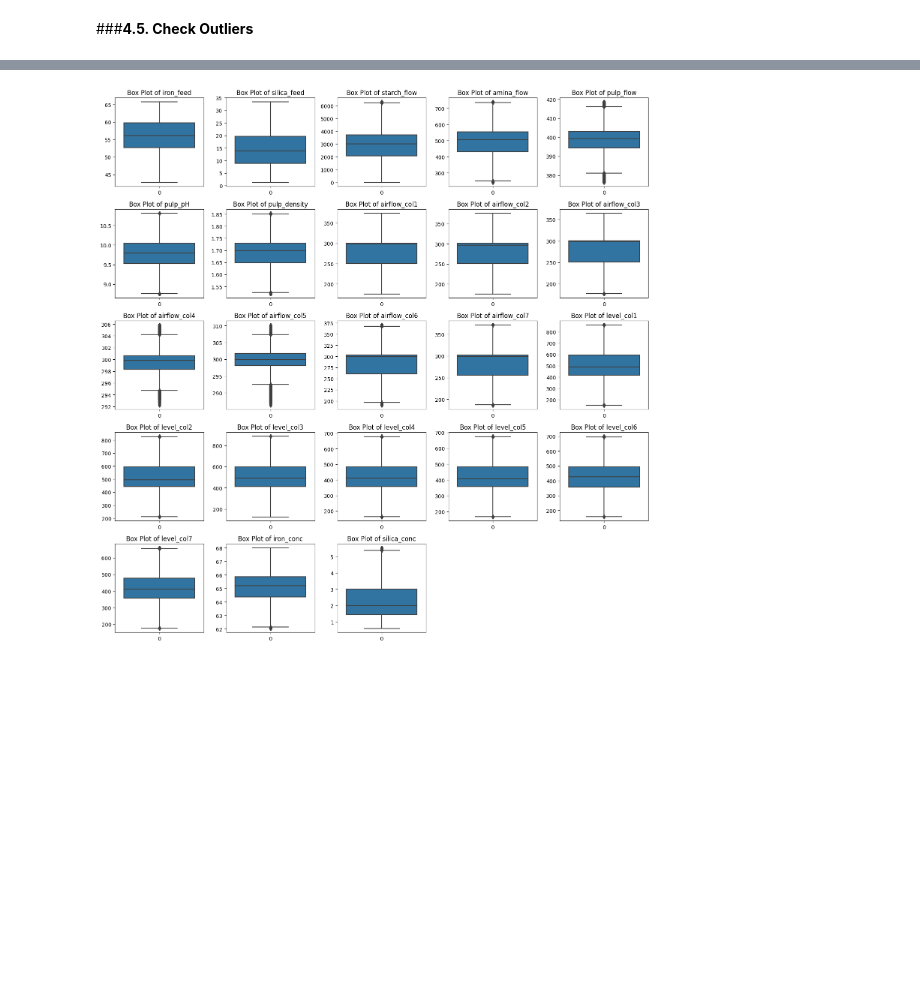
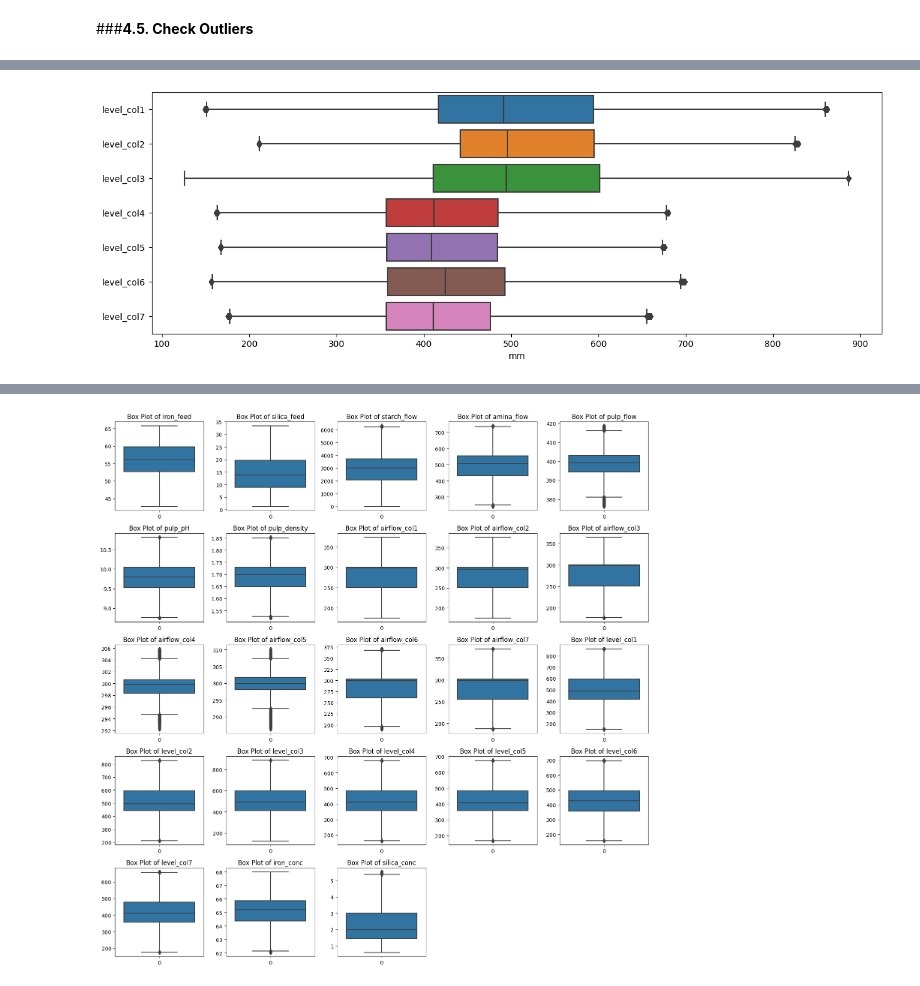
Before and after one commit to ArifAygun/Iron-Ore-Froth-Flotation-Quality-Prediction, a Jupyter notebook: AA_Iron_Ore_Froth_Flotation_Quality_Prediction.ipynb, the cells around one changed output, grey strips where cells are left out. Saved outputs shown, nothing was run; the diff lists cells and outputs as text; code cells hidden in the pictures; blank space fills up the shorter version.

```diff
--- a/AA_Iron_Ore_Froth_Flotation_Quality_Prediction.ipynb
+++ b/AA_Iron_Ore_Froth_Flotation_Quality_Prediction.ipynb
@@ -266,0 +283,9 @@ flotation.shape
+# %%
+#box plots of froth level values
+plt.figure(figsize = (15, 5))
+sns.boxplot(data = flotation[["level_col1", "level_col2", "level_col3",
+                              "level_col4", "level_col5","level_col6",
+                              "level_col7"]], orient = 'h')
+plt.xlabel('mm');
+# %% [output]
+[figure, added]
```
Also changed, not shown: parts of 4 cells of this notebook.
